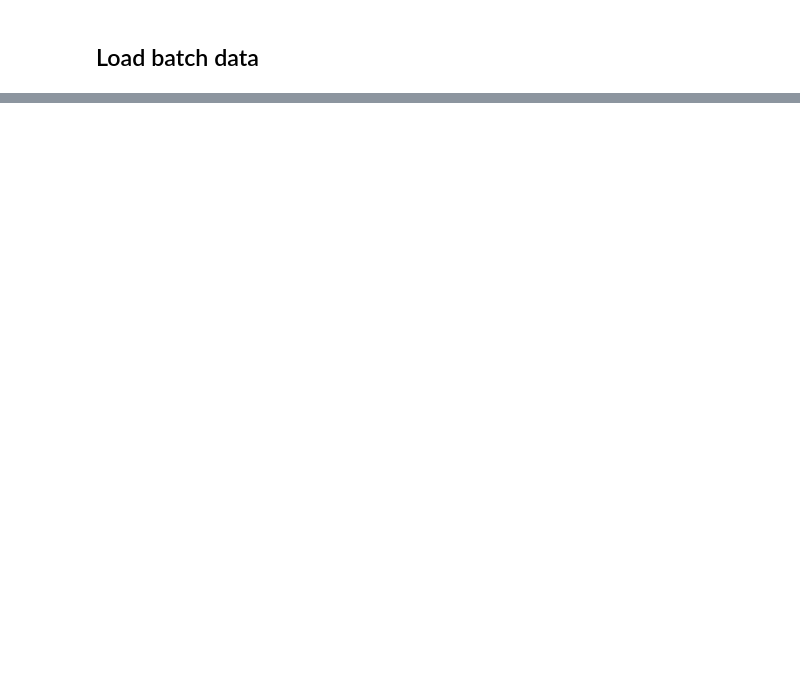
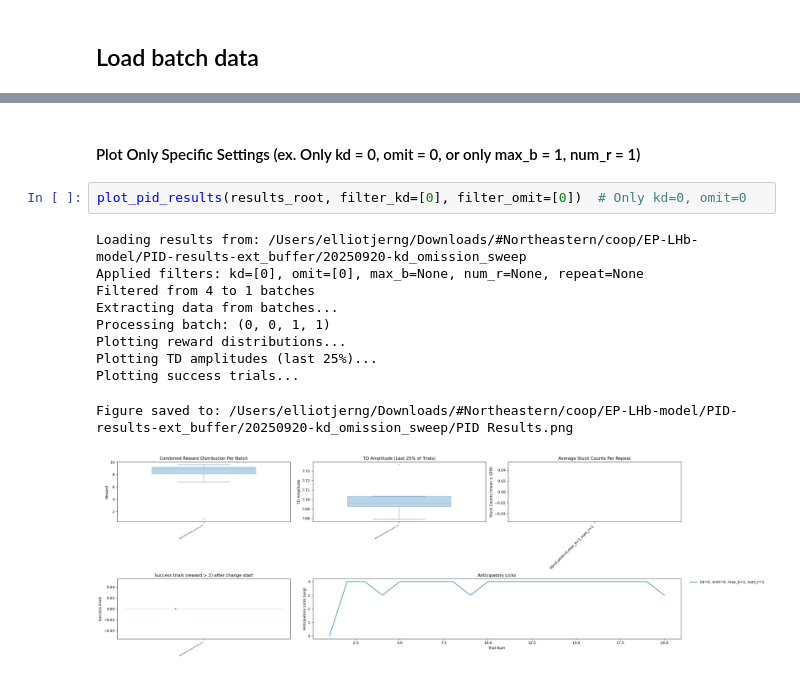
Before and after one commit to shunnnli/EP-LHb-model, a Jupyter notebook: PID-analyze.ipynb, the cells around one changed output, grey strips where cells are left out. Cells and saved outputs as stored; diff of their text form; blank space fills up the shorter version.

```diff
--- a/PID-analyze.ipynb
+++ b/PID-analyze.ipynb
@@ -17,0 +44,15 @@ UnboundLocalError: local variable 't_axis' referenced before assignment
+# %% [markdown]
+#### Plot Only Specific Settings (ex. Only kd = 0, omit = 0, or only max_b = 1, num_r = 1)
+# %%
+plot_pid_results(results_root, filter_kd=[0], filter_omit=[0])  # Only kd=0, omit=0
+# %% [output]
+Loading results from: /Users/elliotjerng/Downloads/#Northeastern/coop/EP-LHb-model/PID-results-ext_buffer/20250920-kd_omission_sweep
+Applied filters: kd=[0], omit=[0], max_b=None, num_r=None, repeat=None
+Filtered from 4 to 1 batches
+Extracting data from batches...
+Processing batch: (0, 0, 1, 1)
+Plotting reward distributions...
+Plotting TD amplitudes (last 25%)...
+Plotting success trials...
+Figure saved to: /Users/elliotjerng/Downloads/#Northeastern/coop/EP-LHb-model/PID-results-ext_buffer/20250920-kd_omission_sweep/PID Results.png
+[figure, added]
```
Also changed, not shown: parts of 7 cells of this notebook, 2 other files.
